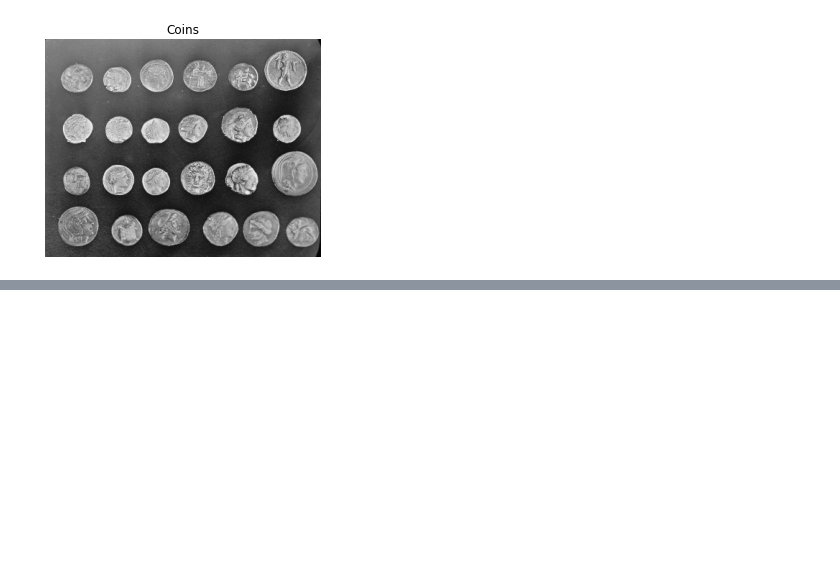
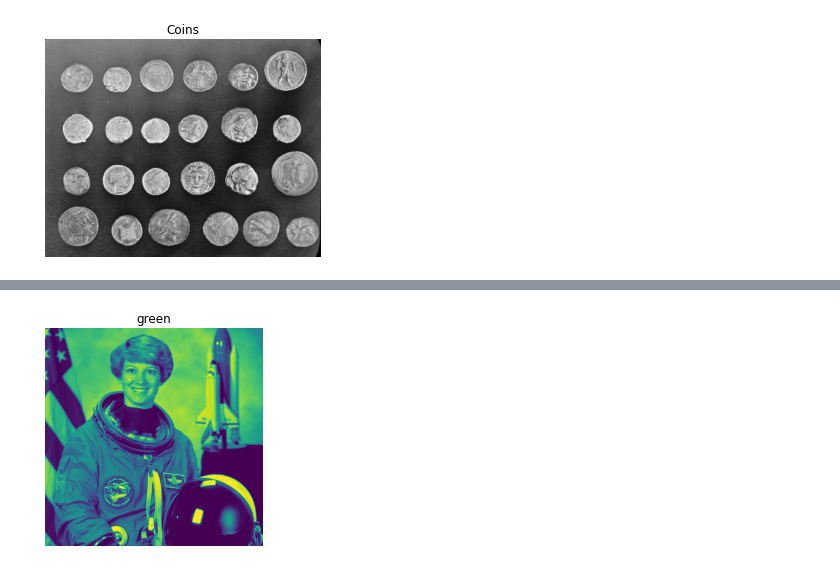
Before and after one commit to MohebZandi/Comupter_Vision, a Jupyter notebook: Image_processing_Data_Camp_1.ipynb, the cells around one changed output, grey strips where cells are left out. Drawn from its saved outputs; the diff is of its cells as text; code cells hidden in the pictures; blank space fills up the shorter version.

```diff
--- a/Image_processing_Data_Camp_1.ipynb
+++ b/Image_processing_Data_Camp_1.ipynb
@@ -27,0 +67,7 @@ show_image(coins_image, title='Coins')
+# %%
+plt.imshow(green)
+plt.title('green')
+plt.axis('off')
+plt.show()
+# %% [output]
+[figure, added]
```
Also changed, not shown: parts of 12 cells of this notebook.
